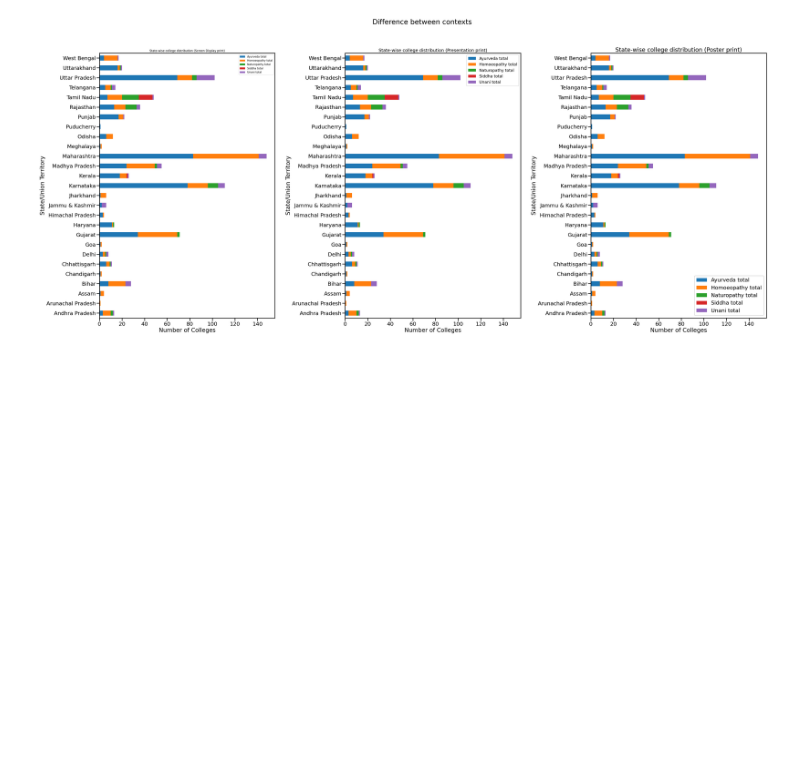
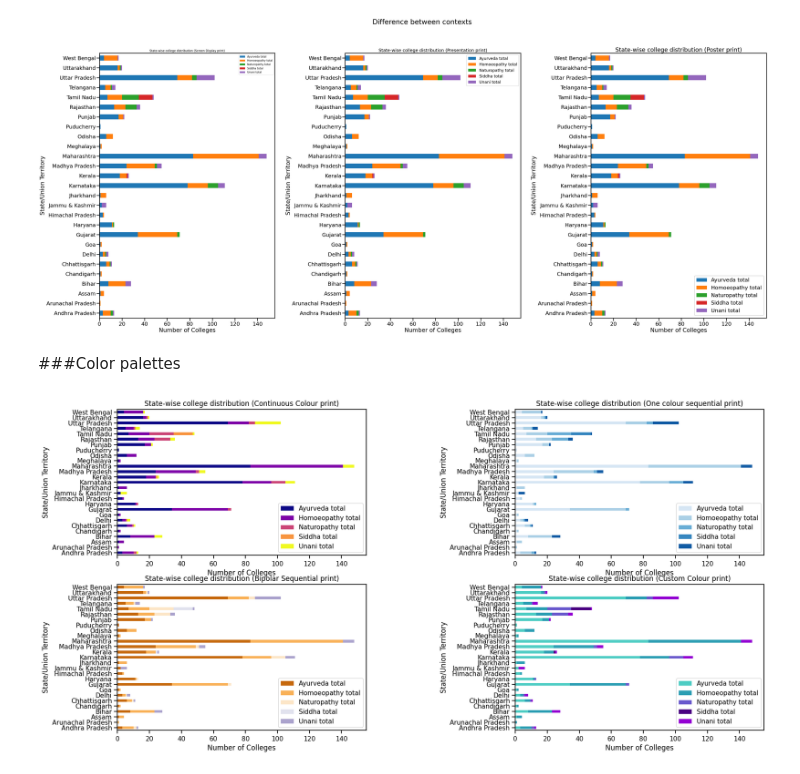
Before and after one commit to CyanTarantula/DV-Lab-4, a Jupyter notebook: B20AI050_DV_Lab4.ipynb, the cells around one changed output. Cells and saved outputs as stored; diff of their text form; code cells hidden in the pictures; blank space fills up the shorter version.

```diff
--- a/B20AI050_DV_Lab4.ipynb
+++ b/B20AI050_DV_Lab4.ipynb
@@ -119,3 +121,43 @@ fig.suptitle("Difference between contexts")
 plt.show()
 # %% [output]
 [figure]
+# %% [markdown]
+###Color palettes
+# %%
+sns.set_context('notebook')
+
+fig, axes = plt.subplots(2, 2, figsize=(40, 70))
+
+# Continuous colour
+fig1 = axes[0][0]
+df2_pivot.plot(kind='barh', stacked=True, figsize=(20, 10), cmap='plasma', ax=fig1)
+fig1.set_xlabel('Number of Colleges')
+fig1.set_ylabel('State/Union Territory')
+fig1.set_title('State-wise college distribution (Continuous Colour print)')
+
+# One colour sequential
+fig2 = axes[0][1]
+df2_pivot.plot(kind='barh', stacked=True, figsize=(20, 10), color=sns.color_palette('Blues', n_colors=len(df2_pivot.columns)), ax=fig2)
+fig2.set_xlabel('Number of Colleges')
+fig2.set_ylabel('State/Union Territory')
+fig2.set_title('State-wise college distribution (One colour sequential print)')
+
+# Bipolar Sequential
+fig3 = axes[1][0]
+df2_pivot.plot(kind='barh', stacked=True, figsize=(20, 10), color=sns.color_palette('PuOr'), ax=fig3)
+fig3.set_xlabel('Number of Colleges')
+fig3.set_ylabel('State/Union Territory')
+fig3.set_title('State-wise college distribution (Bipolar Sequential print)')
+
+# Custom Colour
+fig4 = axes[1][1]
+df2_pivot.plot(kind='barh', stacked=True, figsize=(20, 10), color=['#4ecdc4', '#2b9eb3', '#6a5acd', '#4b0082', '#9400d3'], ax=fig4)
+fig4.set_xlabel('Number of Colleges')
+fig4.set_ylabel('State/Union Territory')
+fig4.set_title('State-wise college distribution (Custom Colour print)')
+
+plt.subplots_adjust(wspace=0.6)
+
+plt.show()
+# %% [output]
+[figure, added]
```
Also changed, not shown: parts of 4 cells of this notebook.
